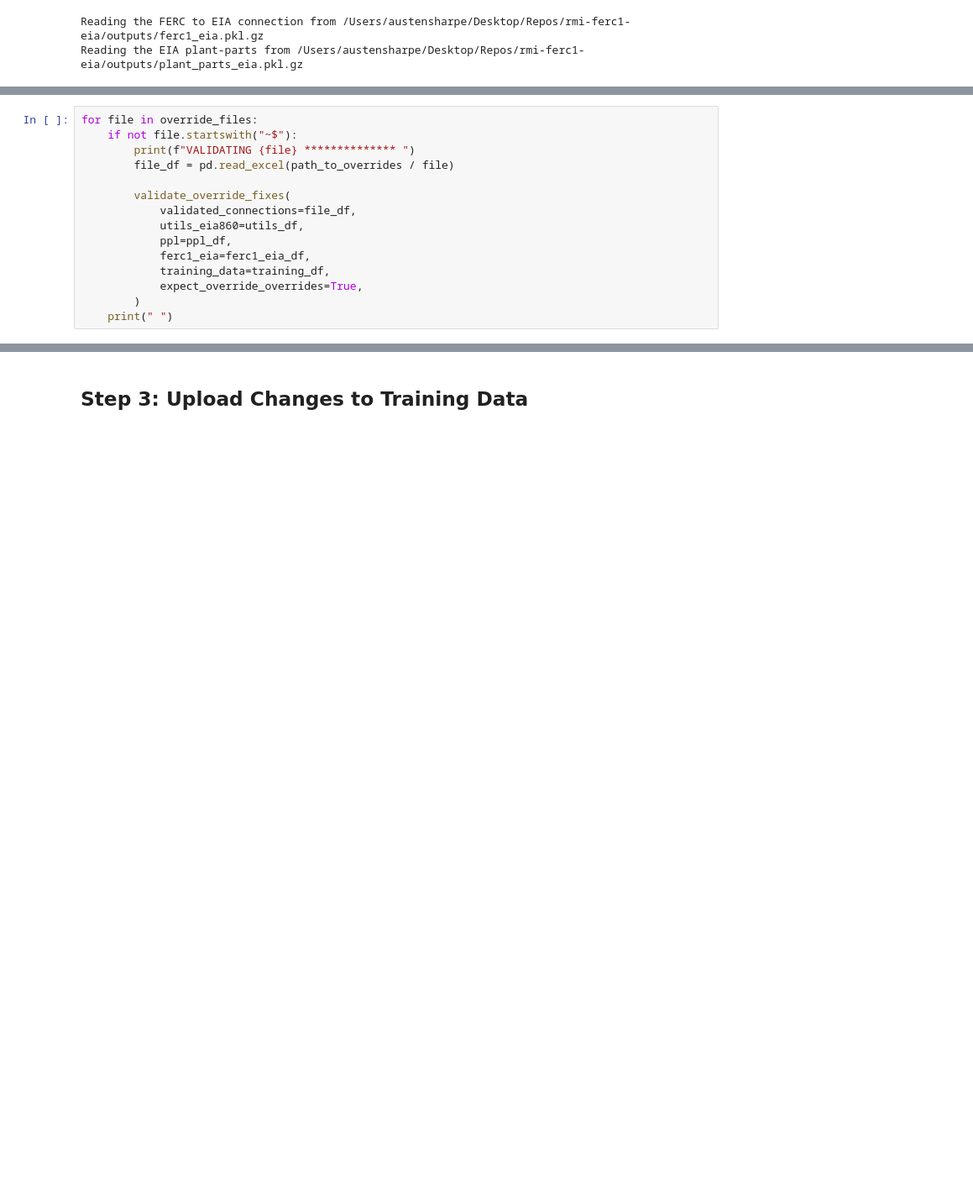
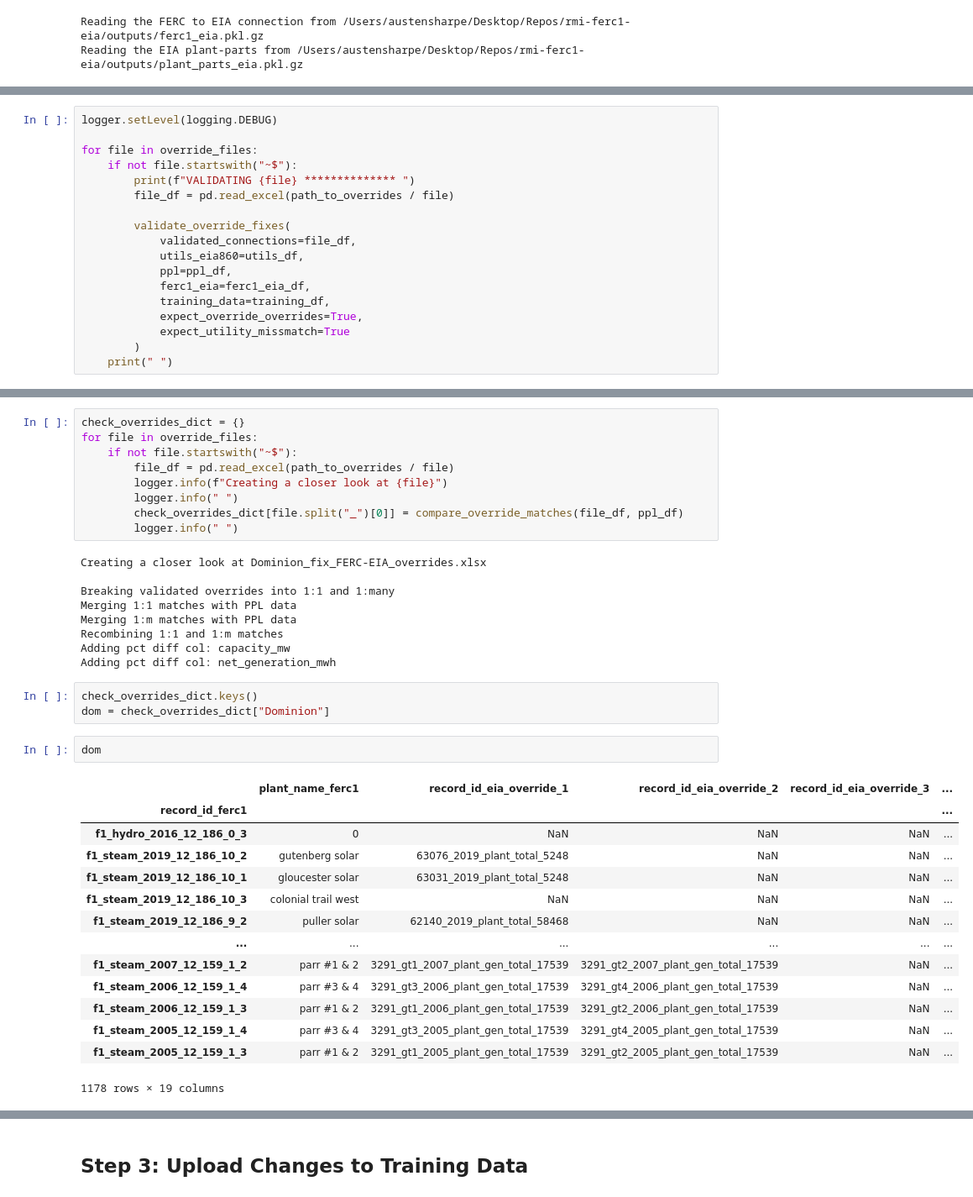
Before and after one commit to catalyst-cooperative/rmi-ferc1-eia, a Jupyter notebook: notebooks/make_overrides.ipynb, the cells around one changed output, grey strips where cells are left out. Shown at 84% size. Saved outputs shown, nothing was run; the diff lists cells and outputs as text; blank space fills up the shorter version.

```diff
--- a/notebooks/make_overrides.ipynb
+++ b/notebooks/make_overrides.ipynb
@@ -228,4 +123,6 @@ test
 # %%
+logger.setLevel(logging.DEBUG)
+
 for file in override_files:
     if not file.startswith("~$"):
         print(f"VALIDATING {file} ************** ")
@@ -238,6 +135,7 @@ for file in override_files:
             ferc1_eia=ferc1_eia_df,
             training_data=training_df,
             expect_override_overrides=True,
+            expect_utility_missmatch=True
         )
     print(" ")
 # %% [output]
@@ -253,0 +161,38 @@ AssertionError: Found mismatched utilities:       self  other
+# %%
+check_overrides_dict = {}
+for file in override_files:
+    if not file.startswith("~$"):
+        file_df = pd.read_excel(path_to_overrides / file)
+        logger.info(f"Creating a closer look at {file}")
+        logger.info(" ")
+        check_overrides_dict[file.split("_")[0]] = compare_override_matches(file_df, ppl_df)
+        logger.info(" ")
+# %% [output]
+Creating a closer look at Dominion_fix_FERC-EIA_overrides.xlsx
+
+Breaking validated overrides into 1:1 and 1:many
+Merging 1:1 matches with PPL data
+Merging 1:m matches with PPL data
+Recombining 1:1 and 1:m matches
+Adding pct diff col: capacity_mw
+Adding pct diff col: net_generation_mwh
+# %%
+check_overrides_dict.keys()
+dom = check_overrides_dict["Dominion"]
+# %%
+dom
+# %% [output]
+|  | plant_name_ferc1 | record_id_eia_override_1 | record_id_eia_override_2 | record_id_eia_override_3 | ... |
+| record_id_ferc1 |  |  |  |  | ... |
+| f1_hydro_2016_12_186_0_3 | 0 | NaN | NaN | NaN | ... |
+| f1_steam_2019_12_186_10_2 | gutenberg solar | 63076_2019_plant_total_5248 | NaN | NaN | ... |
+| f1_steam_2019_12_186_10_1 | gloucester solar | 63031_2019_plant_total_5248 | NaN | NaN | ... |
+| f1_steam_2019_12_186_10_3 | colonial trail west | NaN | NaN | NaN | ... |
+| f1_steam_2019_12_186_9_2 | puller solar | 62140_2019_plant_total_58468 | NaN | NaN | ... |
+| ... | ... | ... | ... | ... | ... |
+| f1_steam_2007_12_159_1_2 | parr #1 & 2 | 3291_gt1_2007_plant_gen_total_17539 | 3291_gt2_2007_plant_gen_total_17539 | NaN | ... |
+| f1_steam_2006_12_159_1_4 | parr #3 & 4 | 3291_gt3_2006_plant_gen_total_17539 | 3291_gt4_2006_plant_gen_total_17539 | NaN | ... |
+| f1_steam_2006_12_159_1_3 | parr #1 & 2 | 3291_gt1_2006_plant_gen_total_17539 | 3291_gt2_2006_plant_gen_total_17539 | NaN | ... |
+| f1_steam_2005_12_159_1_4 | parr #3 & 4 | 3291_gt3_2005_plant_gen_total_17539 | 3291_gt4_2005_plant_gen_total_17539 | NaN | ... |
+| f1_steam_2005_12_159_1_3 | parr #1 & 2 | 3291_gt1_2005_plant_gen_total_17539 | 3291_gt2_2005_plant_gen_total_17539 | NaN | ... |
+1178 rows × 19 columns
```
Also changed, not shown: parts of 20 cells of this notebook, 1 other file.
